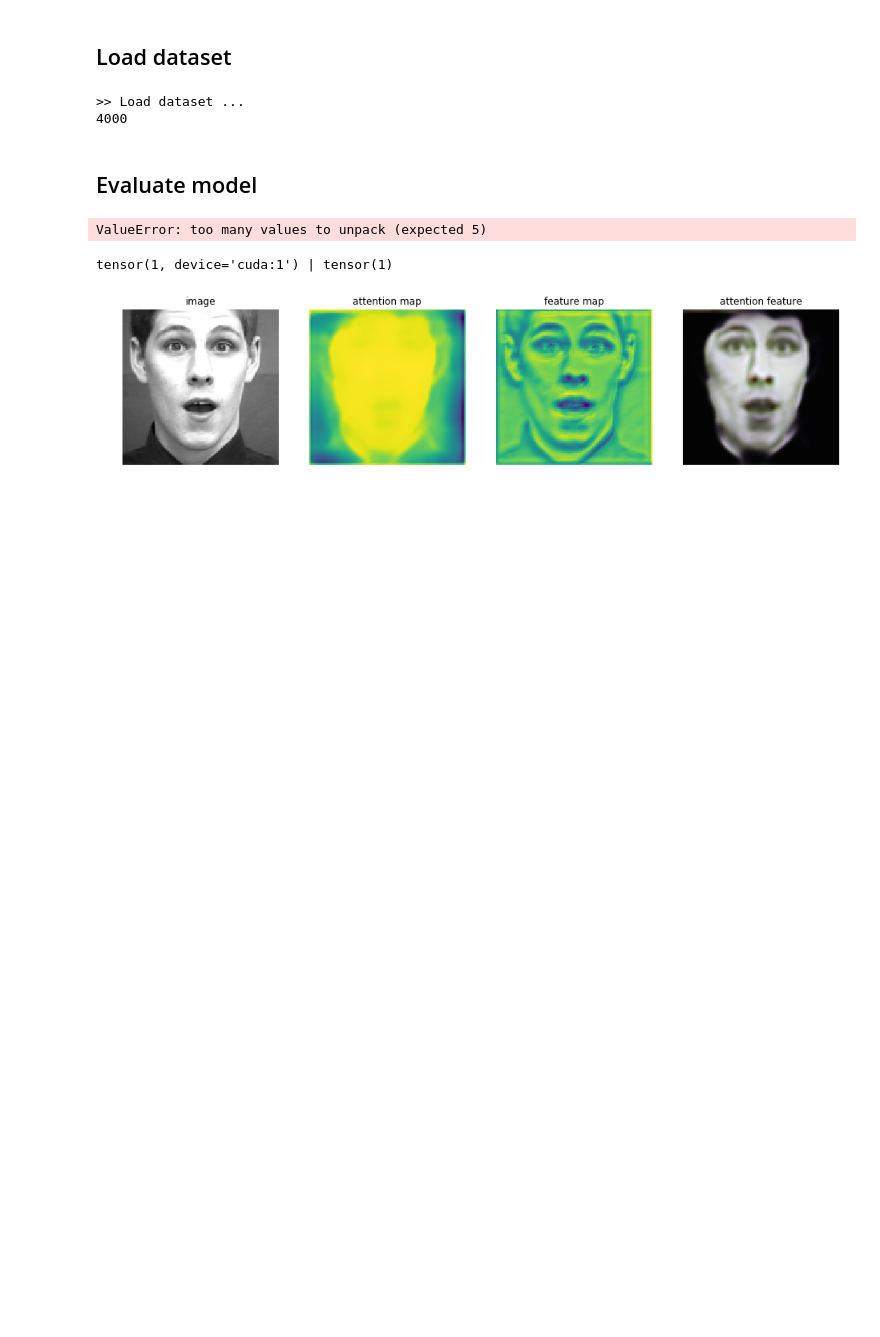
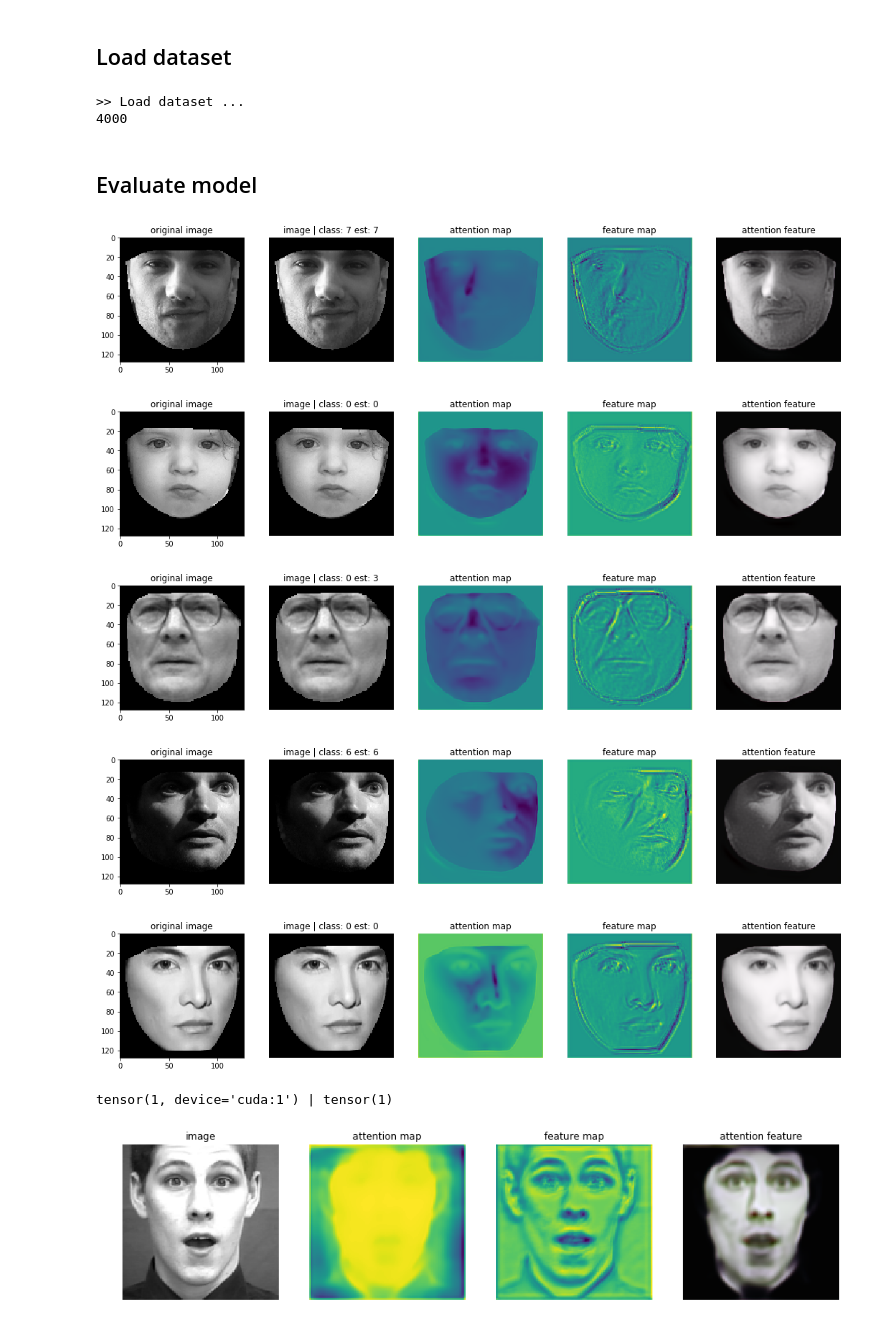
Before and after one commit to pedrodiamel/ferattention, a Jupyter notebook: books/eval_gmm.ipynb, the cells around one changed output. Cells and saved outputs as stored; diff of their text form; code cells hidden in the pictures; blank space fills up the shorter version.

```diff
--- a/books/eval_gmm.ipynb
+++ b/books/eval_gmm.ipynb
@@ -162,7 +158,7 @@ idx=0
 k=0
 for i in range( len(dataset) ):
 
-    idx = i + 10
+    idx = i + 0
     sample = dataset[ idx ]
 
 
@@ -202,34 +198,38 @@ for i in range( len(dataset) ):
 
 
     #if label != 6: continue
     k+=1
     if k > 5: break
 
     plt.figure( figsize=(18,8))
     plt.subplot(151)
     plt.imshow( norm(image_org) )
     plt.title('original image' )
     plt.subplot(152)
     plt.imshow( norm(image) )
     plt.title('image | class: {} est: {}'.format( label, y_lab_hat_max ) )
     plt.axis('off')
     plt.subplot(153)
     plt.imshow( (fmap))
     plt.title('attention map')
     plt.axis('off' )
     plt.subplot(154)
     plt.imshow( srf.sum(2) )
     plt.title('feature map')
     plt.axis('off' )
     plt.subplot(155)
     plt.imshow( norm(att) )
     plt.title('attention feature')
     plt.axis('off')
 
 
     plt.show()
 # %% [output]
-ValueError: too many values to unpack (expected 5)
+[figure, added]
+[figure, added]
+[figure, added]
+[figure, added]
+[figure, added]
 # %%
 def norm(x):
     x = x-x.min()
```
Also changed, not shown: parts of 10 cells of this notebook, 8 other files.
